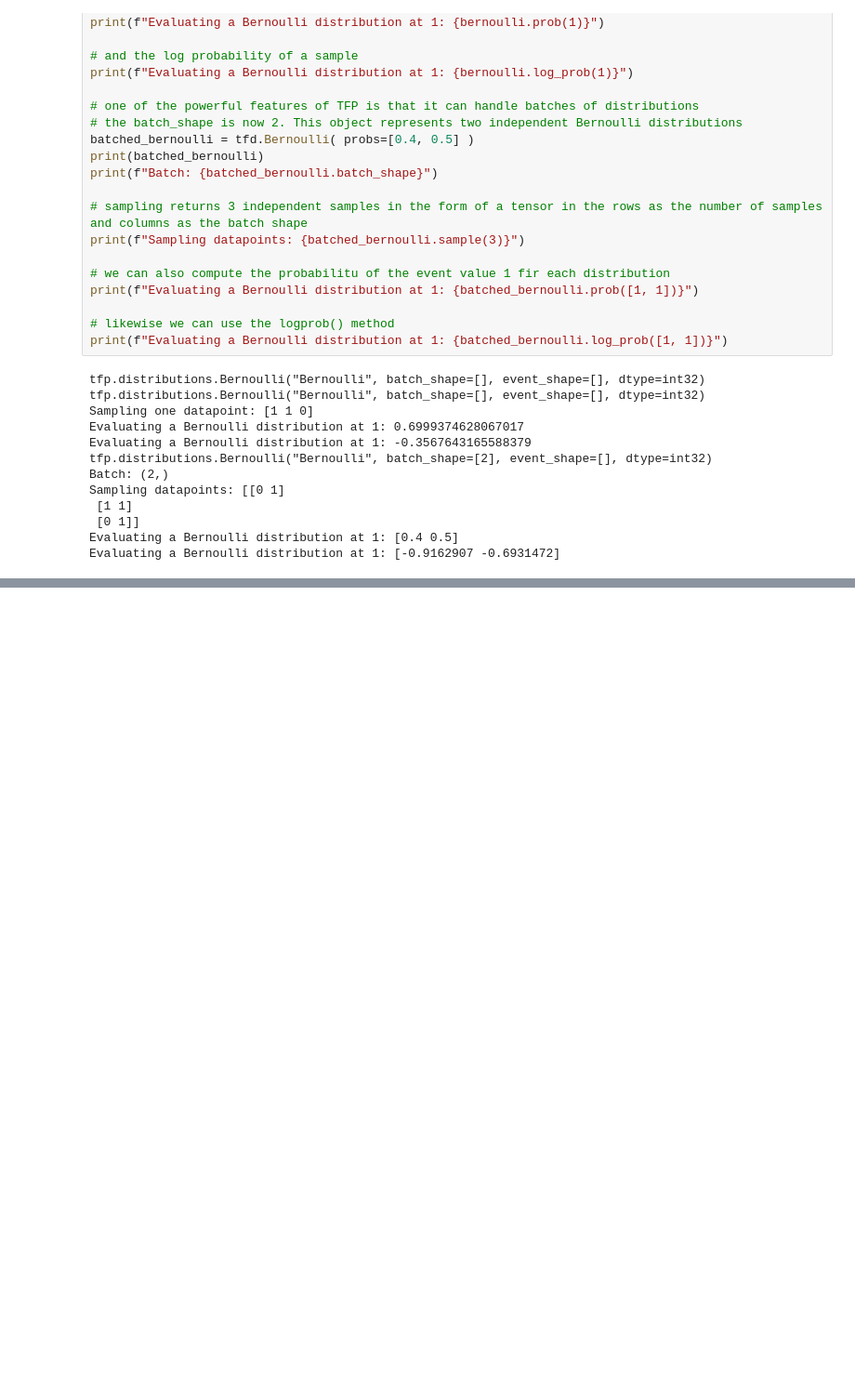
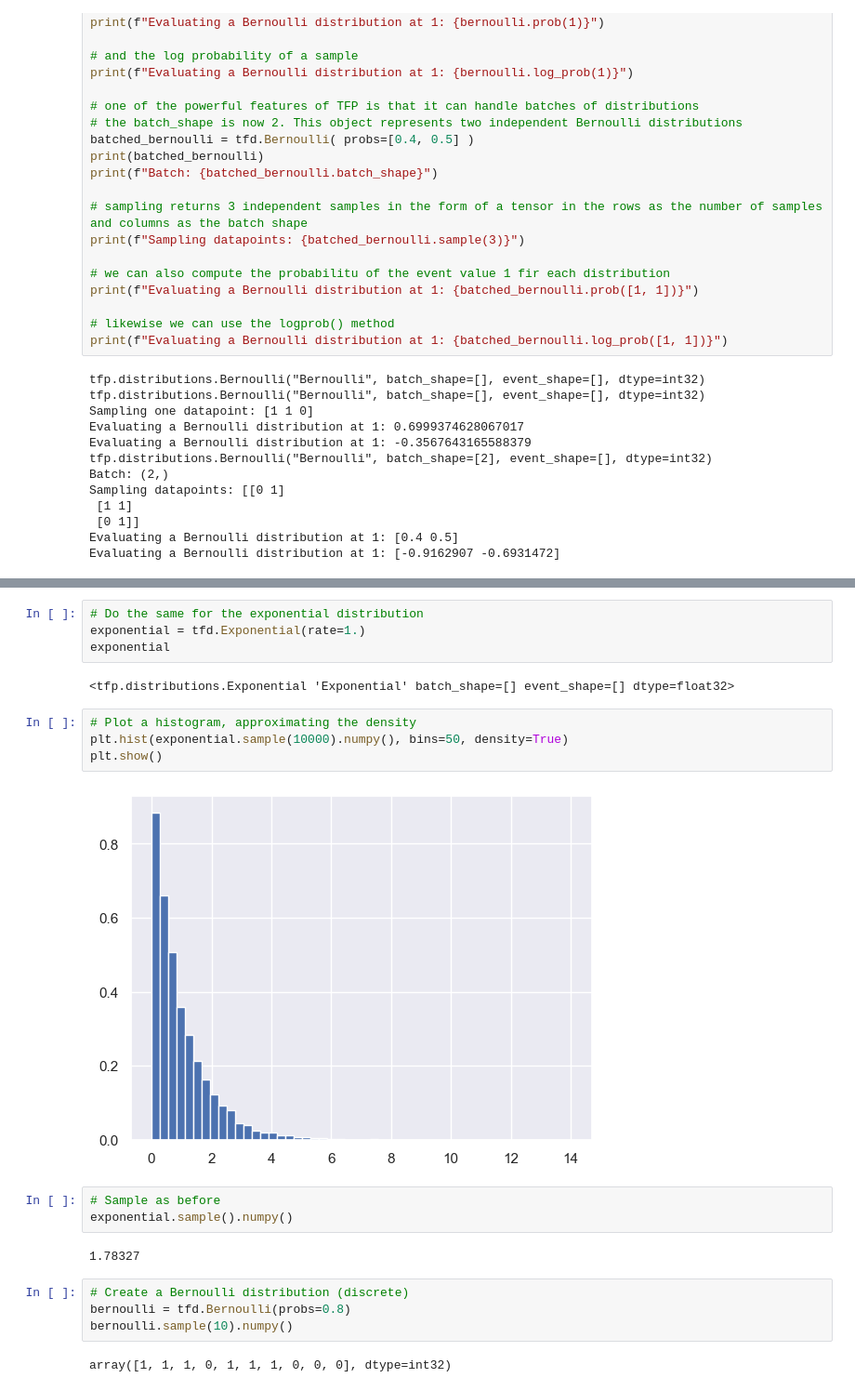
Before and after one commit to catarina-moreira/Structure_Learning_Study, a Jupyter notebook: my_study/probabilisitc_dl/Distributions.ipynb, the cells around one changed output, grey strips where cells are left out. Shown at 93% size. Drawn from its saved outputs; the diff is of its cells as text; blank space fills up the shorter version.

```diff
--- a/my_study/probabilisitc_dl/Distributions.ipynb
+++ b/my_study/probabilisitc_dl/Distributions.ipynb
@@ -96,0 +138,23 @@ Evaluating a Bernoulli distribution at 1: [-0.9162907 -0.6931472]
+# %%
+# Do the same for the exponential distribution
+exponential = tfd.Exponential(rate=1.)
+exponential
+# %% [output]
+<tfp.distributions.Exponential 'Exponential' batch_shape=[] event_shape=[] dtype=float32>
+# %%
+# Plot a histogram, approximating the density
+plt.hist(exponential.sample(10000).numpy(), bins=50, density=True)
+plt.show()
+# %% [output]
+[figure, added]
+# %%
+# Sample as before
+exponential.sample().numpy()
+# %% [output]
+1.78327
+# %%
+# Create a Bernoulli distribution (discrete)
+bernoulli = tfd.Bernoulli(probs=0.8)
+bernoulli.sample(10).numpy()
+# %% [output]
+array([1, 1, 1, 0, 1, 1, 1, 0, 0, 0], dtype=int32)
```
Also changed, not shown: parts of 18 cells of this notebook.
